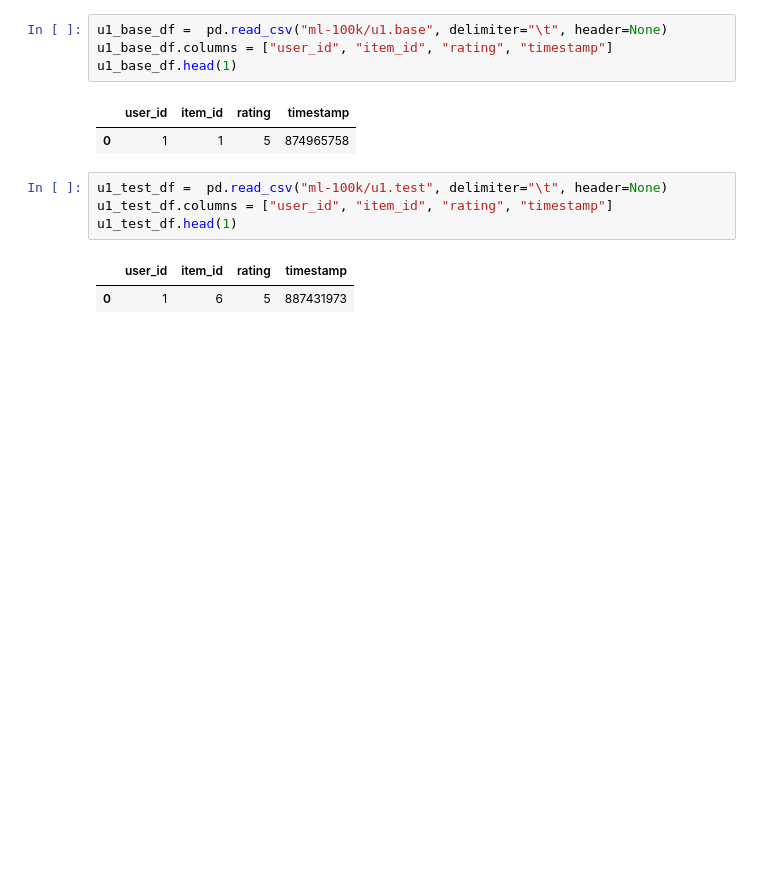
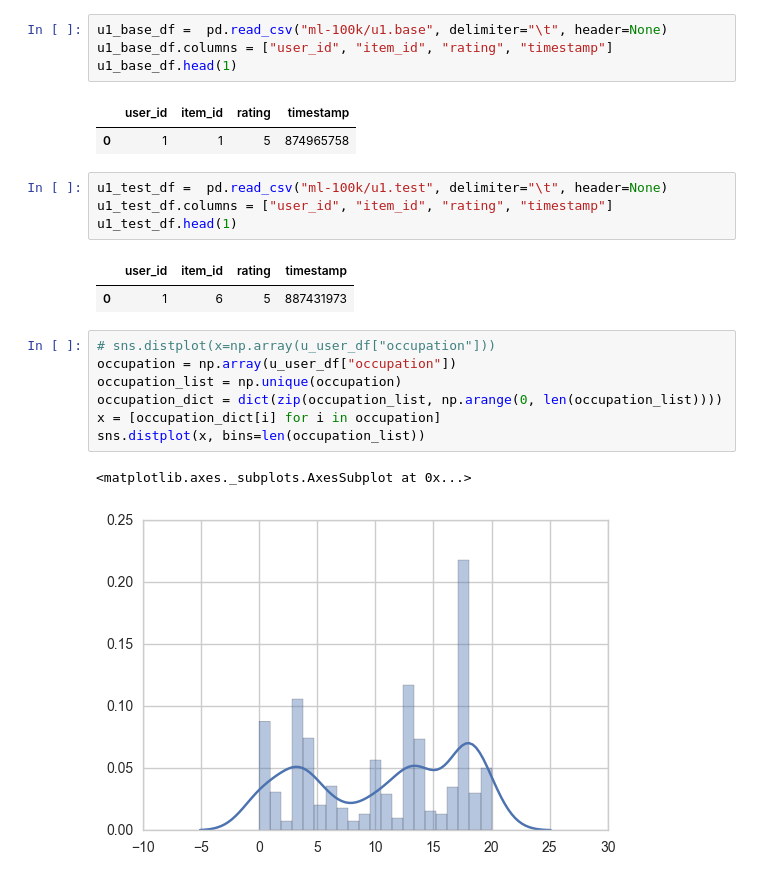
Before and after one commit to ohmuraken/vasily_intern_challenge, a Jupyter notebook: vasily_intern_challenge.ipynb, the cells around one changed output. Cells and saved outputs as stored; diff of their text form; blank space fills up the shorter version.

```diff
--- a/vasily_intern_challenge.ipynb
+++ b/vasily_intern_challenge.ipynb
@@ -128,3 +122,13 @@ u1_test_df.head(1)
 # %% [output]
 |  | user_id | item_id | rating | timestamp |
 | 0 | 1 | 6 | 5 | 887431973 |
+# %%
+# sns.distplot(x=np.array(u_user_df["occupation"]))
+occupation = np.array(u_user_df["occupation"])
+occupation_list = np.unique(occupation)
+occupation_dict = dict(zip(occupation_list, np.arange(0, len(occupation_list))))
+x = [occupation_dict[i] for i in occupation]
+sns.distplot(x, bins=len(occupation_list))
+# %% [output]
+<matplotlib.axes._subplots.AxesSubplot at 0x...>
+[figure, added]
```
Also changed, not shown: parts of 10 cells of this notebook.
